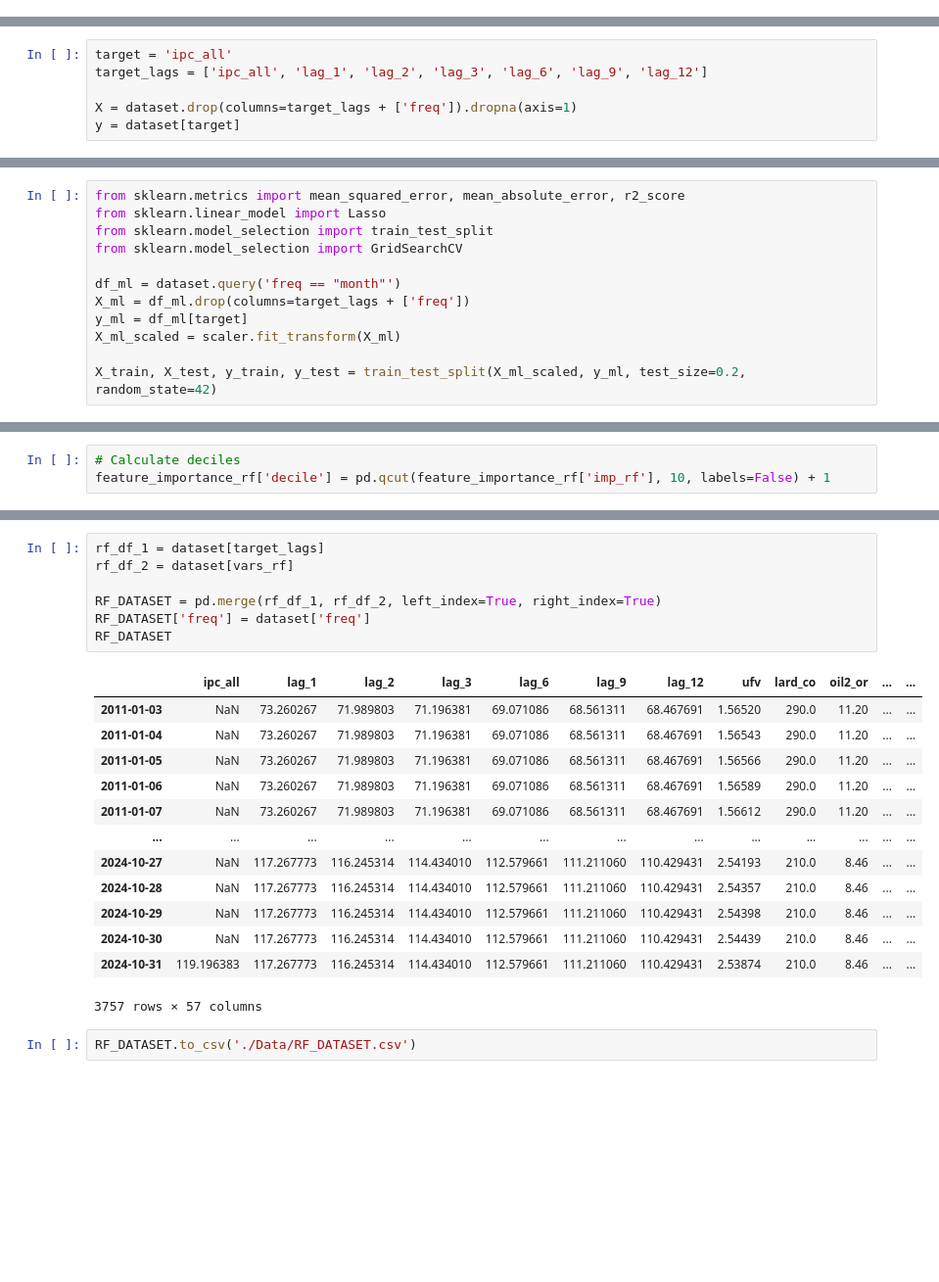
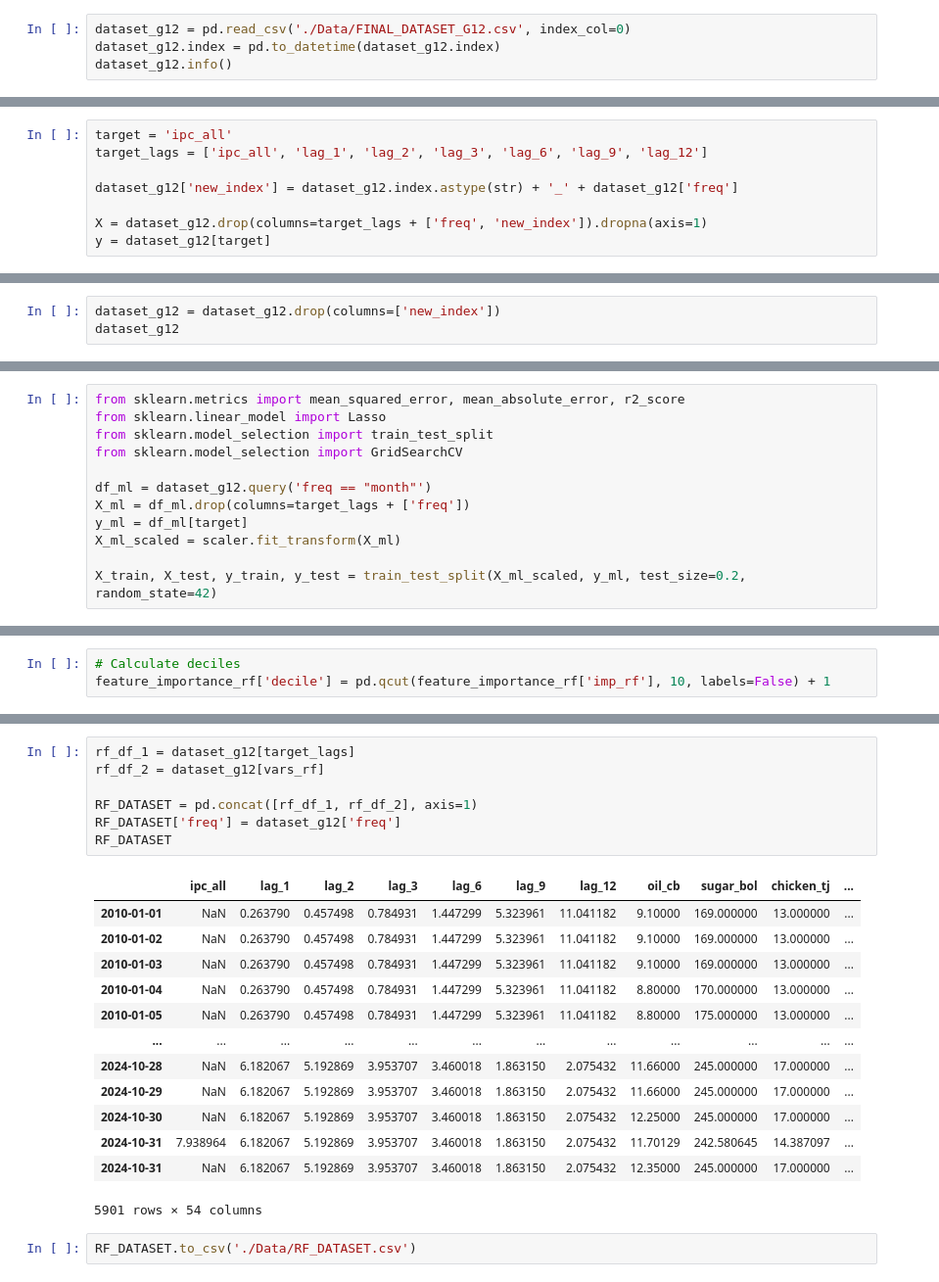
Before and after one commit to osmarbolivar/High-Freq-Inflation-Forecast-2SML, a Jupyter notebook: Feature_Selection.ipynb, the cells around one changed output, grey strips where cells are left out. Shown at 98% size. Cells and saved outputs as stored; diff of their text form; blank space fills up the shorter version.

```diff
--- a/Feature_Selection.ipynb
+++ b/Feature_Selection.ipynb
@@ -131,0 +75,4 @@ g12_w.dropna(axis=0, inplace=True)
+# %%
+dataset_g12 = pd.read_csv('./Data/FINAL_DATASET_G12.csv', index_col=0)
+dataset_g12.index = pd.to_datetime(dataset_g12.index)
+dataset_g12.info()
@@ -249,8 +195,10 @@ Scale the features, otherwise accuracy may drop.
 target = 'ipc_all'
 target_lags = ['ipc_all', 'lag_1', 'lag_2', 'lag_3', 'lag_6', 'lag_9', 'lag_12']
 
-X = dataset.drop(columns=target_lags + ['freq']).dropna(axis=1)
-y = dataset[target]
+dataset_g12['new_index'] = dataset_g12.index.astype(str) + '_' + dataset_g12['freq']
+
+X = dataset_g12.drop(columns=target_lags + ['freq', 'new_index']).dropna(axis=1)
+y = dataset_g12[target]
 # %%
 print(f'Target variable:', y.shape, f'; Features', X.shape)
 # %% [output]
@@ -348,0 +293,3 @@ PC_DATASET.tail(20)
+# %%
+dataset_g12 = dataset_g12.drop(columns=['new_index'])
+dataset_g12
@@ -356,7 +319,7 @@ from sklearn.linear_model import Lasso
 from sklearn.model_selection import train_test_split
 from sklearn.model_selection import GridSearchCV
 
-df_ml = dataset.query('freq == "month"')
+df_ml = dataset_g12.query('freq == "month"')
 X_ml = df_ml.drop(columns=target_lags + ['freq'])
 y_ml = df_ml[target]
 X_ml_scaled = scaler.fit_transform(X_ml)
@@ -529,23 +531,23 @@ len(vars_rf)
 # %%
-rf_df_1 = dataset[target_lags]
-rf_df_2 = dataset[vars_rf]
+rf_df_1 = dataset_g12[target_lags]
+rf_df_2 = dataset_g12[vars_rf]
 
-RF_DATASET = pd.merge(rf_df_1, rf_df_2, left_index=True, right_index=True)
-RF_DATASET['freq'] = dataset['freq']
+RF_DATASET = pd.concat([rf_df_1, rf_df_2], axis=1)
+RF_DATASET['freq'] = dataset_g12['freq']
 RF_DATASET
 # %% [output]
-|  | ipc_all | lag_1 | lag_2 | lag_3 | lag_6 | lag_9 | lag_12 | ufv | lard_co | oil2_or | ... | ... |
-| 2011-01-03 | NaN | 73.260267 | 71.989803 | 71.196381 | 69.071086 | 68.561311 | 68.467691 | 1.56520 | 290.0 | 11.20 | ... | ... |
-| 2011-01-04 | NaN | 73.260267 | 71.989803 | 71.196381 | 69.071086 | 68.561311 | 68.467691 | 1.56543 | 290.0 | 11.20 | ... | ... |
-| 2011-01-05 | NaN | 73.260267 | 71.989803 | 71.196381 | 69.071086 | 68.561311 | 68.467691 | 1.56566 | 290.0 | 11.20 | ... | ... |
-| 2011-01-06 | NaN | 73.260267 | 71.989803 | 71.196381 | 69.071086 | 68.561311 | 68.467691 | 1.56589 | 290.0 | 11.20 | ... | ... |
-| 2011-01-07 | NaN | 73.260267 | 71.989803 | 71.196381 | 69.071086 | 68.561311 | 68.467691 | 1.56612 | 290.0 | 11.20 | ... | ... |
-| ... | ... | ... | ... | ... | ... | ... | ... | ... | ... | ... | ... | ... |
-| 2024-10-27 | NaN | 117.267773 | 116.245314 | 114.434010 | 112.579661 | 111.211060 | 110.429431 | 2.54193 | 210.0 | 8.46 | ... | ... |
-| 2024-10-28 | NaN | 117.267773 | 116.245314 | 114.434010 | 112.579661 | 111.211060 | 110.429431 | 2.54357 | 210.0 | 8.46 | ... | ... |
-| 2024-10-29 | NaN | 117.267773 | 116.245314 | 114.434010 | 112.579661 | 111.211060 | 110.429431 | 2.54398 | 210.0 | 8.46 | ... | ... |
-| 2024-10-30 | NaN | 117.267773 | 116.245314 | 114.434010 | 112.579661 | 111.211060 | 110.429431 | 2.54439 | 210.0 | 8.46 | ... | ... |
-| 2024-10-31 | 119.196383 | 117.267773 | 116.245314 | 114.434010 | 112.579661 | 111.211060 | 110.429431 | 2.53874 | 210.0 | 8.46 | ... | ... |
+|  | ipc_all | lag_1 | lag_2 | lag_3 | lag_6 | lag_9 | lag_12 | oil_cb | sugar_bol | chicken_tj | ... |
+| 2010-01-01 | NaN | 0.263790 | 0.457498 | 0.784931 | 1.447299 | 5.323961 | 11.041182 | 9.10000 | 169.000000 | 13.000000 | ... |
+| 2010-01-02 | NaN | 0.263790 | 0.457498 | 0.784931 | 1.447299 | 5.323961 | 11.041182 | 9.10000 | 169.000000 | 13.000000 | ... |
+| 2010-01-03 | NaN | 0.263790 | 0.457498 | 0.784931 | 1.447299 | 5.323961 | 11.041182 | 9.10000 | 169.000000 | 13.000000 | ... |
+| 2010-01-04 | NaN | 0.263790 | 0.457498 | 0.784931 | 1.447299 | 5.323961 | 11.041182 | 8.80000 | 170.000000 | 13.000000 | ... |
+| 2010-01-05 | NaN | 0.263790 | 0.457498 | 0.784931 | 1.447299 | 5.323961 | 11.041182 | 8.80000 | 175.000000 | 13.000000 | ... |
+| ... | ... | ... | ... | ... | ... | ... | ... | ... | ... | ... | ... |
+| 2024-10-28 | NaN | 6.182067 | 5.192869 | 3.953707 | 3.460018 | 1.863150 | 2.075432 | 11.66000 | 245.000000 | 17.000000 | ... |
+| 2024-10-29 | NaN | 6.182067 | 5.192869 | 3.953707 | 3.460018 | 1.863150 | 2.075432 | 11.66000 | 245.000000 | 17.000000 | ... |
+| 2024-10-30 | NaN | 6.182067 | 5.192869 | 3.953707 | 3.460018 | 1.863150 | 2.075432 | 12.25000 | 245.000000 | 17.000000 | ... |
+| 2024-10-31 | 7.938964 | 6.182067 | 5.192869 | 3.953707 | 3.460018 | 1.863150 | 2.075432 | 11.70129 | 242.580645 | 14.387097 | ... |
+| 2024-10-31 | NaN | 6.182067 | 5.192869 | 3.953707 | 3.460018 | 1.863150 | 2.075432 | 12.35000 | 245.000000 | 17.000000 | ... |
-3757 rows × 57 columns
+5901 rows × 54 columns
 # %%
 RF_DATASET.to_csv('./Data/RF_DATASET.csv')
```
Also changed, not shown: parts of 38 cells of this notebook, 9 other files.
